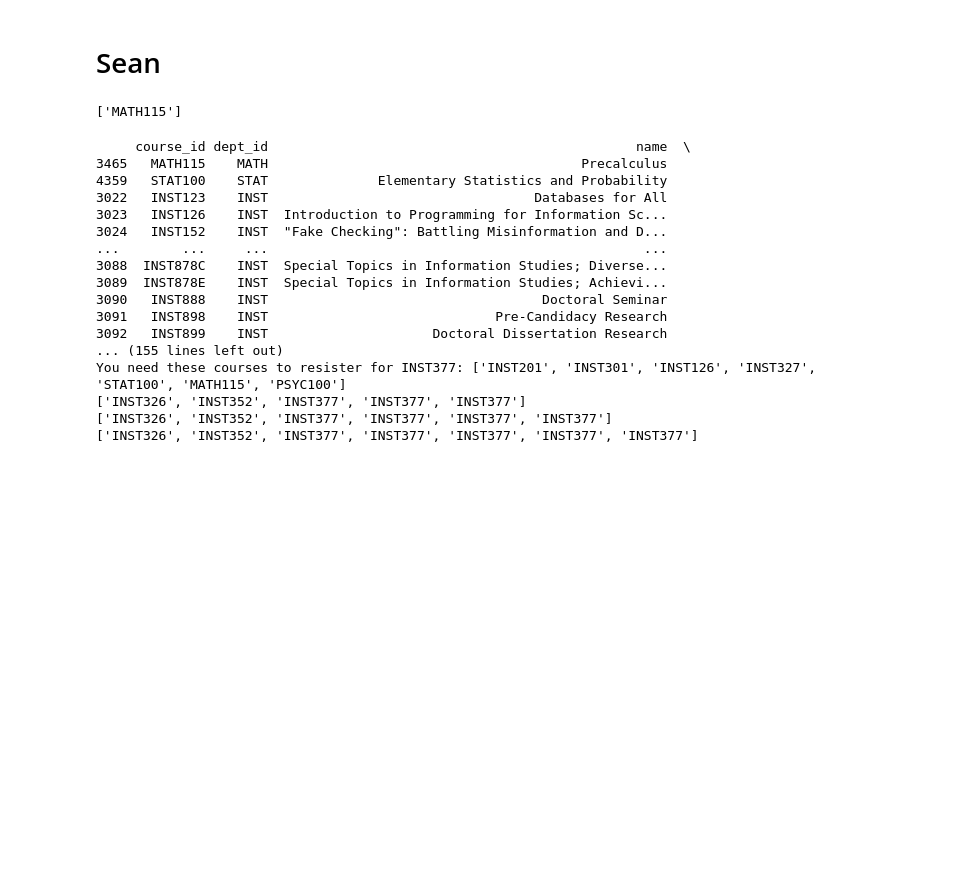
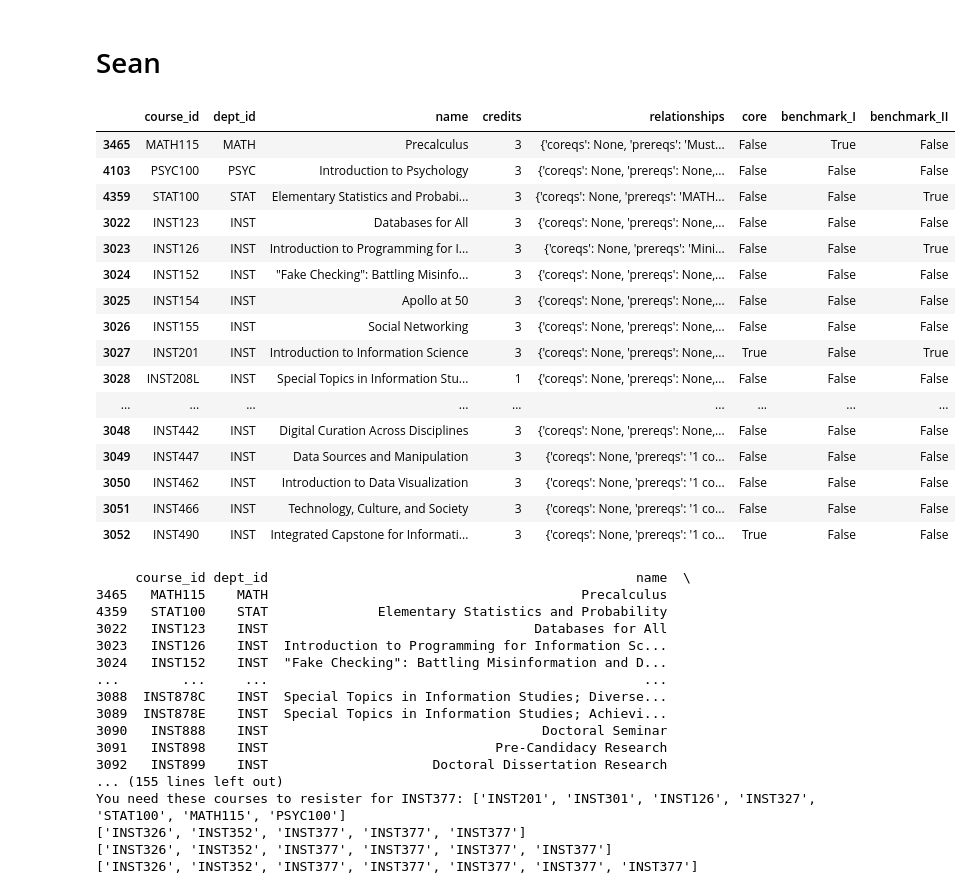
Before and after one commit to Chonathon/INST326-Final-Project, a Jupyter notebook: workingfile.ipynb, the cells around one changed output. Cells and saved outputs as stored; diff of their text form; code cells hidden in the pictures; blank space fills up the shorter version.

```diff
--- a/workingfile.ipynb
+++ b/workingfile.ipynb
@@ -23,6 +23,10 @@ class Inst:
             psyc100 = info[info["course_id"] == "PSYC100"]
             stat100 = info[info["course_id"] == "STAT100"]
             inst_courses = info[info["dept_id"] == "INST"]
+            inst_courses = inst_courses[inst_courses["course_id"] != "INST301"]
+            #filtering Grad courses
+            inst_courses = inst_courses[inst_courses.course_id.str[4].astype(int) < 5]
+
             inst_prgm = pd.concat([math115, psyc100, stat100, inst_courses])
 
             # creating core attribute and identifying core classes as True
@@ -74,10 +78,12 @@ class Inst:
         regex = r"""(?xm)
         (?P<course>[A-Z]+\d+)
         """
-        allprereqslist = re.findall(regex,str(find))
-        onlyinstprereqs = ([i for i in allprereqslist if i[0] == "I" or i == "MATH115" or i == "PSYC100" or i == "STAT100"])
-
-        return onlyinstprereqs
+        if course == "STAT100" or "MATH115":
+            return []
+        else:
+            allprereqslist = re.findall(regex,str(find))
+            onlyinstprereqs = ([i for i in allprereqslist if i[0] == "I" or i == "MATH115" or i == "PSYC100" or i == "STAT100"])
+            return onlyinstprereqs
 
     def credits(self, course):
         """Finds the number of credits in the given course.
@@ -142,29 +148,50 @@ class Inst:
 # %%
 inst_df = Inst("202008.json")
 
-inst_df.prereq("INST126")
+inst_df.inst_prgm
+
+
+
+# inst_df.prereq("MATH115")
+
 
 # x = inst_df.inst_prgm.set_index("course_id")
 # x = inst_df.inst_prgm.drop([i for i in inst_df.inst_prgm["course_id"] if i[4] == "1" or "2" or "3" or "4"], axis=0)
 
 # inst_df.inst_prgm.tail()
 
 # allprereqs = ([d.get("prereqs") for d in inst_df.inst_prgm.relationships])
 # regex = r"""(?xm)
 # (?P<course>[A-Z]+\d+)
 # """
 # allprereqslist = re.findall(regex,str(allprereqs))
 # onlyinstprereqs = [i for i in allprereqslist if i[0] == "I"]
 # onlyinstprereqs
 
 # inst_df.prereq("INST126")
 
 # deleteprereq = inst_df.prereq("INST126")
 # deleteprereq = [i for i in deleteprereq if i[0] == "I"]
 
 # deleteprereq
 # %% [output]
-['MATH115']
+|  | course_id | dept_id | name | credits | relationships | core | benchmark_I | benchmark_II |
+| 3465 | MATH115 | MATH | Precalculus | 3 | {'coreqs': None, 'prereqs': 'Must... | False | True | False |
+| 4103 | PSYC100 | PSYC | Introduction to Psychology | 3 | {'coreqs': None, 'prereqs': None,... | False | False | False |
+| 4359 | STAT100 | STAT | Elementary Statistics and Probabi... | 3 | {'coreqs': None, 'prereqs': 'MATH... | False | False | True |
+| 3022 | INST123 | INST | Databases for All | 3 | {'coreqs': None, 'prereqs': None,... | False | False | False |
+| 3023 | INST126 | INST | Introduction to Programming for I... | 3 | {'coreqs': None, 'prereqs': 'Mini... | False | False | True |
+| 3024 | INST152 | INST | "Fake Checking": Battling Misinfo... | 3 | {'coreqs': None, 'prereqs': None,... | False | False | False |
+| 3025 | INST154 | INST | Apollo at 50 | 3 | {'coreqs': None, 'prereqs': None,... | False | False | False |
+| 3026 | INST155 | INST | Social Networking | 3 | {'coreqs': None, 'prereqs': None,... | False | False | False |
+| 3027 | INST201 | INST | Introduction to Information Science | 3 | {'coreqs': None, 'prereqs': None,... | True | False | True |
+| 3028 | INST208L | INST | Special Topics in Information Stu... | 1 | {'coreqs': None, 'prereqs': None,... | False | False | False |
+| ... | ... | ... | ... | ... | ... | ... | ... | ... |
+| 3048 | INST442 | INST | Digital Curation Across Disciplines | 3 | {'coreqs': None, 'prereqs': None,... | False | False | False |
+| 3049 | INST447 | INST | Data Sources and Manipulation | 3 | {'coreqs': None, 'prereqs': '1 co... | False | False | False |
+| 3050 | INST462 | INST | Introduction to Data Visualization | 3 | {'coreqs': None, 'prereqs': '1 co... | False | False | False |
+| 3051 | INST466 | INST | Technology, Culture, and Society | 3 | {'coreqs': None, 'prereqs': '1 co... | False | False | False |
+| 3052 | INST490 | INST | Integrated Capstone for Informati... | 3 | {'coreqs': None, 'prereqs': '1 co... | True | False | False |
 # %%
 
 class Student:
```
Also changed, not shown: 2 other files.
